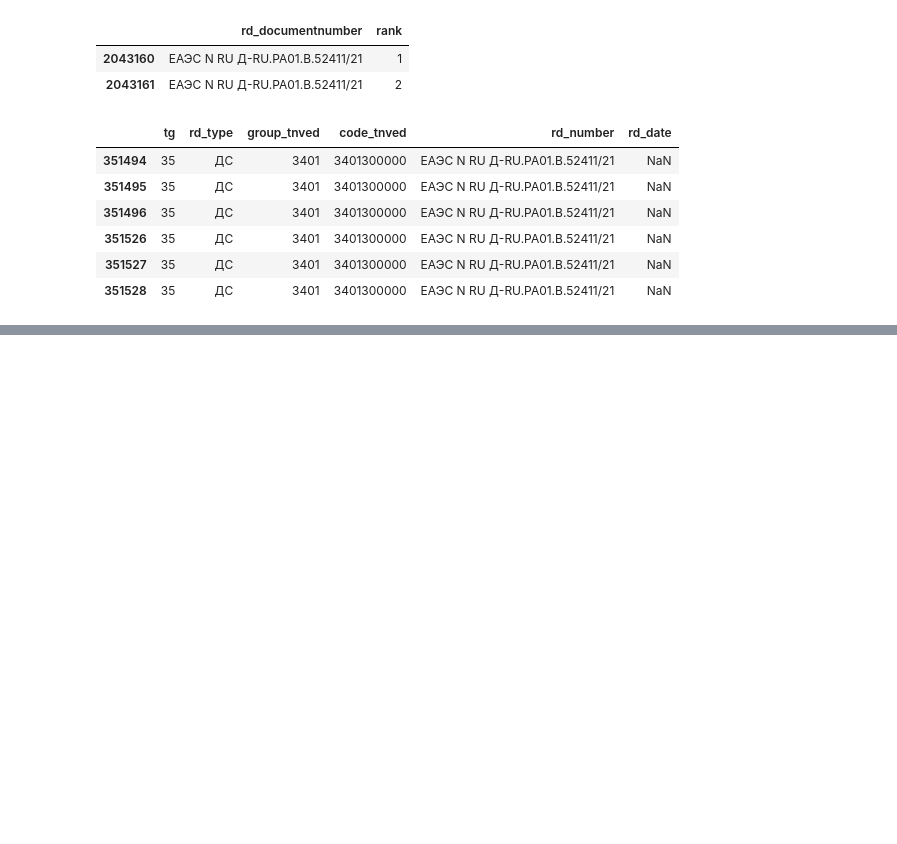
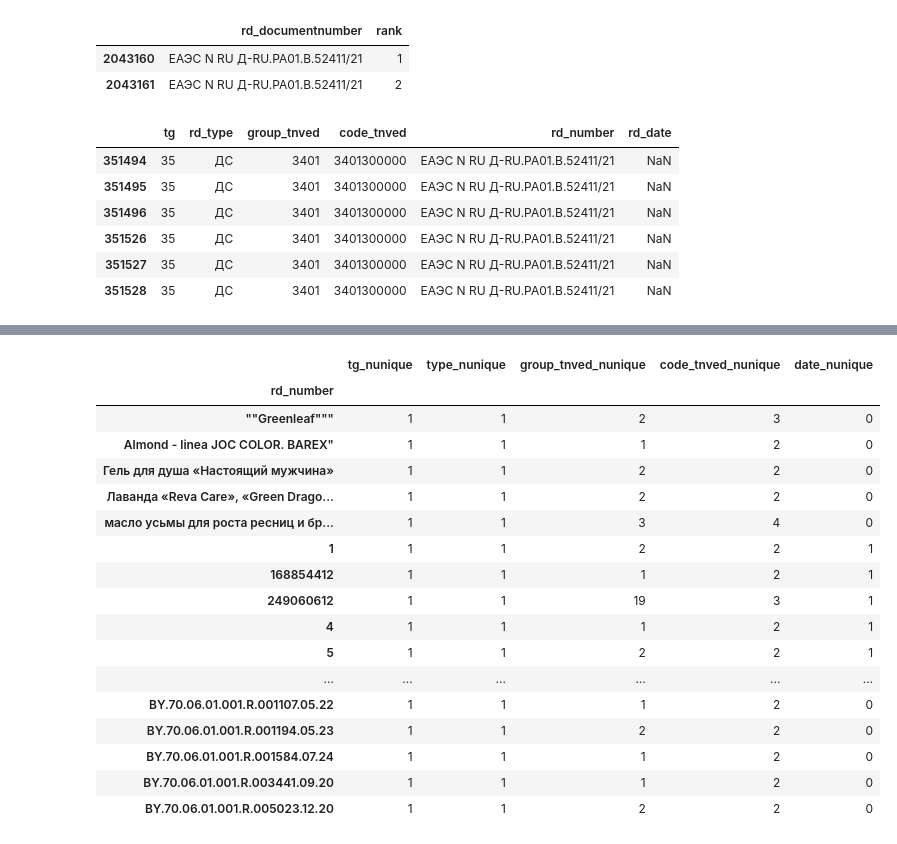
Before and after one commit to Shah29py/rd-classification-feature-engineering, a Jupyter notebook: notebooks/01_eda.ipynb, the cells around one changed output, grey strips where cells are left out. Saved outputs shown, nothing was run; the diff lists cells and outputs as text; code cells hidden in the pictures; blank space fills up the shorter version.

```diff
--- a/notebooks/01_eda.ipynb
+++ b/notebooks/01_eda.ipynb
@@ -1136,0 +1386,8 @@ new_truth.loc[
+# %%
+truth_rows_per_doc = (
+    truth_unique
+    .groupby("rd_number")
+    .size()
+)
+
+truth_rows_per_doc.value_counts().sort_index().head(20)
@@ -1136,0 +1406,31 @@ new_truth.loc[
+# %%
+multi_truth = truth_rows_per_doc[truth_rows_per_doc > 1].index
+
+truth_unique.loc[
+    truth_unique["rd_number"].isin(multi_truth)
+].groupby("rd_number").agg(
+    tg_nunique=("tg", "nunique"),
+    type_nunique=("rd_type", "nunique"),
+    group_tnved_nunique=("group_tnved", "nunique"),
+    code_tnved_nunique=("code_tnved", "nunique"),
+    date_nunique=("rd_date", "nunique"),
+).head(30)
+# %% [output]
+|  | tg_nunique | type_nunique | group_tnved_nunique | code_tnved_nunique | date_nunique |
+| rd_number |  |  |  |  |  |
+| ""Greenleaf""" | 1 | 1 | 2 | 3 | 0 |
+| Almond - linea JOC COLOR. BAREX" | 1 | 1 | 1 | 2 | 0 |
+| Гель для душа «Настоящий мужчина» | 1 | 1 | 2 | 2 | 0 |
+| Лаванда «Reva Care», «Green Drago... | 1 | 1 | 2 | 2 | 0 |
+| масло усьмы для роста ресниц и бр... | 1 | 1 | 3 | 4 | 0 |
+| 1 | 1 | 1 | 2 | 2 | 1 |
+| 168854412 | 1 | 1 | 1 | 2 | 1 |
+| 249060612 | 1 | 1 | 19 | 3 | 1 |
+| 4 | 1 | 1 | 1 | 2 | 1 |
+| 5 | 1 | 1 | 2 | 2 | 1 |
+| ... | ... | ... | ... | ... | ... |
+| BY.70.06.01.001.R.001107.05.22 | 1 | 1 | 1 | 2 | 0 |
+| BY.70.06.01.001.R.001194.05.23 | 1 | 1 | 2 | 2 | 0 |
+| BY.70.06.01.001.R.001584.07.24 | 1 | 1 | 1 | 2 | 0 |
+| BY.70.06.01.001.R.003441.09.20 | 1 | 1 | 1 | 2 | 0 |
+| BY.70.06.01.001.R.005023.12.20 | 1 | 1 | 2 | 2 | 0 |
```
Also changed, not shown: parts of 68 cells of this notebook, 2 other files.
